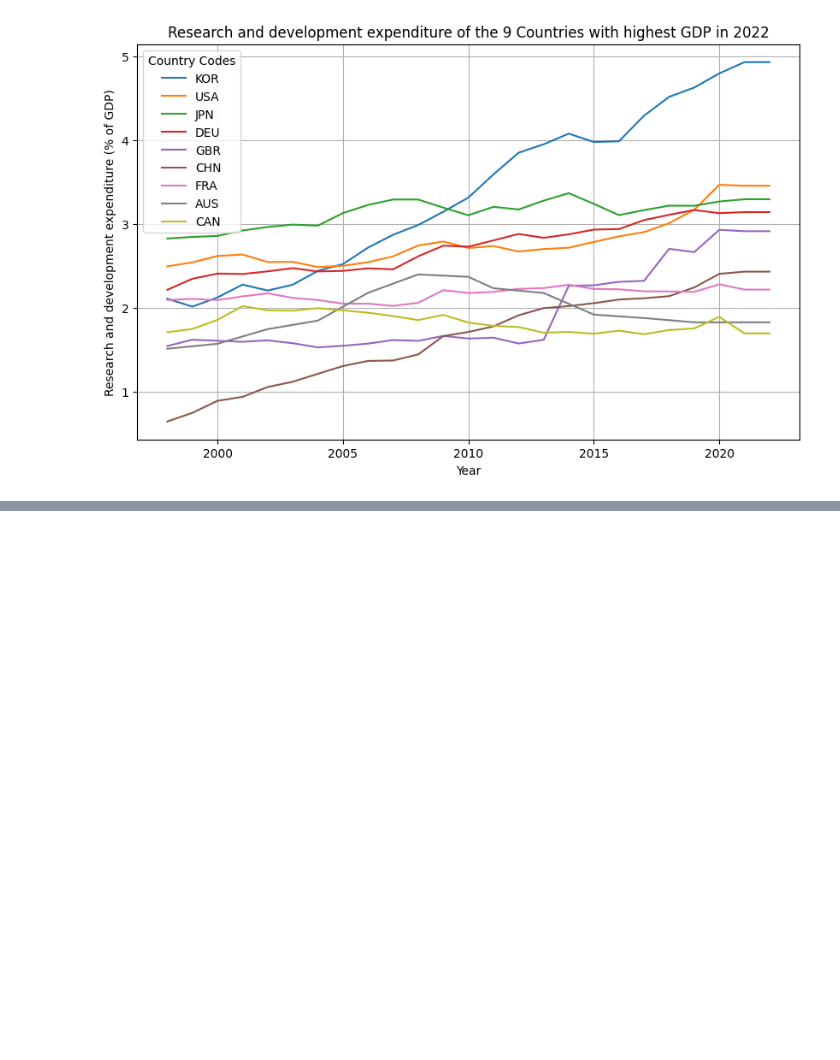
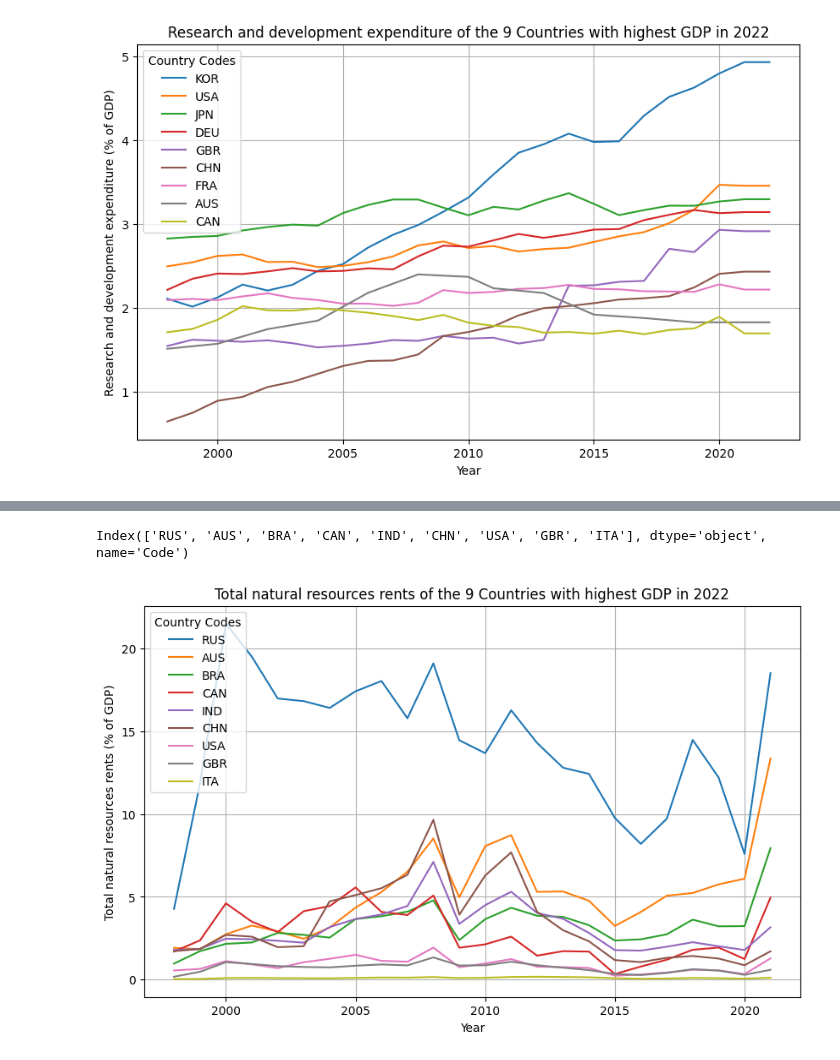
Before and after one commit to LosaLosSantos/Project_ER, a Jupyter notebook: Clean and Exploration.ipynb, the cells around one changed output, grey strips where cells are left out. Cells and saved outputs as stored; diff of their text form; code cells hidden in the pictures; blank space fills up the shorter version.

```diff
--- a/Clean and Exploration.ipynb
+++ b/Clean and Exploration.ipynb
@@ -894,0 +896,14 @@ plt.show()
+# %%
+#I want select the first 9 country of "Total natural resources rents (% of GDP) [NY.GDP.TOTL.RT.ZS]" in 2022 among the biggest 9 countries in the world for gdp in 2022"
+sorted_22_nr_df = GDP_cons_df.loc[GDP_cons_df.index.get_level_values("Year") == 2021].sort_values(by="Total natural resources rents (% of GDP) [NY.GDP.TOTL.RT.ZS]", ascending=False)
+top_nr_countries = sorted_22_nr_df.head(9)
+print(top_nr_countries.index.get_level_values("Code"))
+# %% [output]
+Index(['RUS', 'AUS', 'BRA', 'CAN', 'IND', 'CHN', 'USA', 'GBR', 'ITA'], dtype='object', name='Code')
+# %%
+# Create line graph for military spending over time for the top 9 countries with highest military expenditure (% of GDP) in 2022 among the biggest
+#country considering the gdp in 2022
+plot_country_data(GDP_cons_df, top_nr_countries, "Total natural resources rents (% of GDP) [NY.GDP.TOTL.RT.ZS]",
+                  "Total natural resources rents (% of GDP)", "Total natural resources rents of the 9 Countries with highest GDP in 2022")
+# %% [output]
+[figure, added]
```
Also changed, not shown: parts of 7 cells of this notebook, 1 other file.
